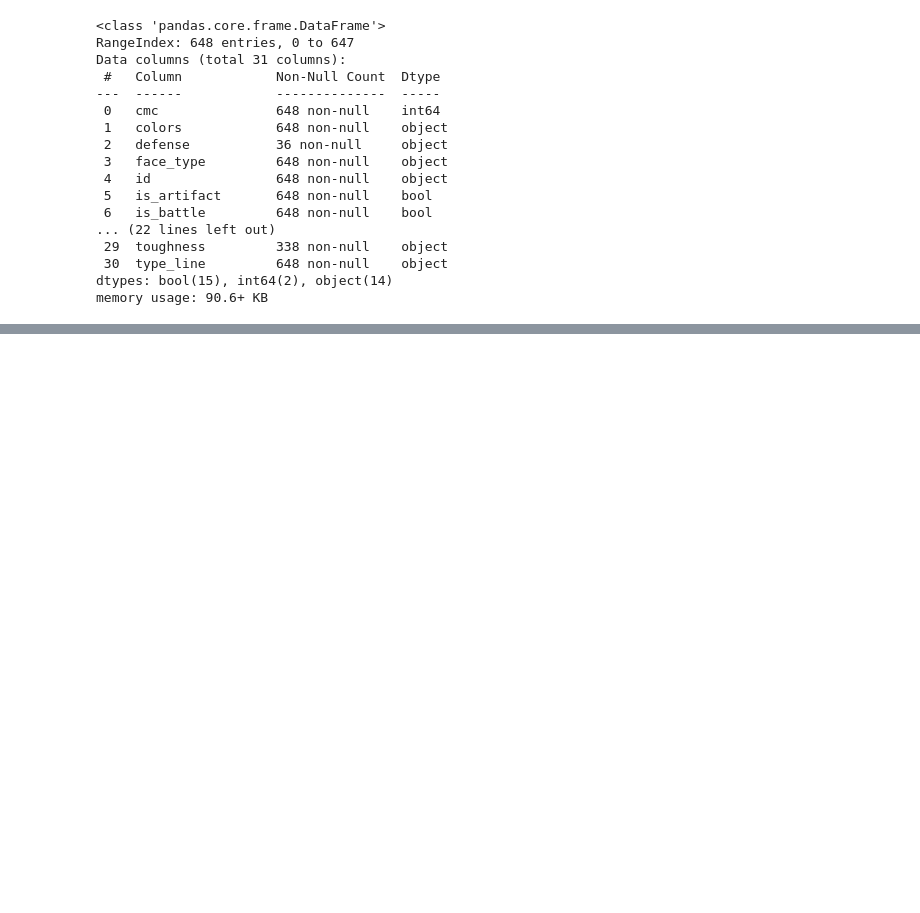
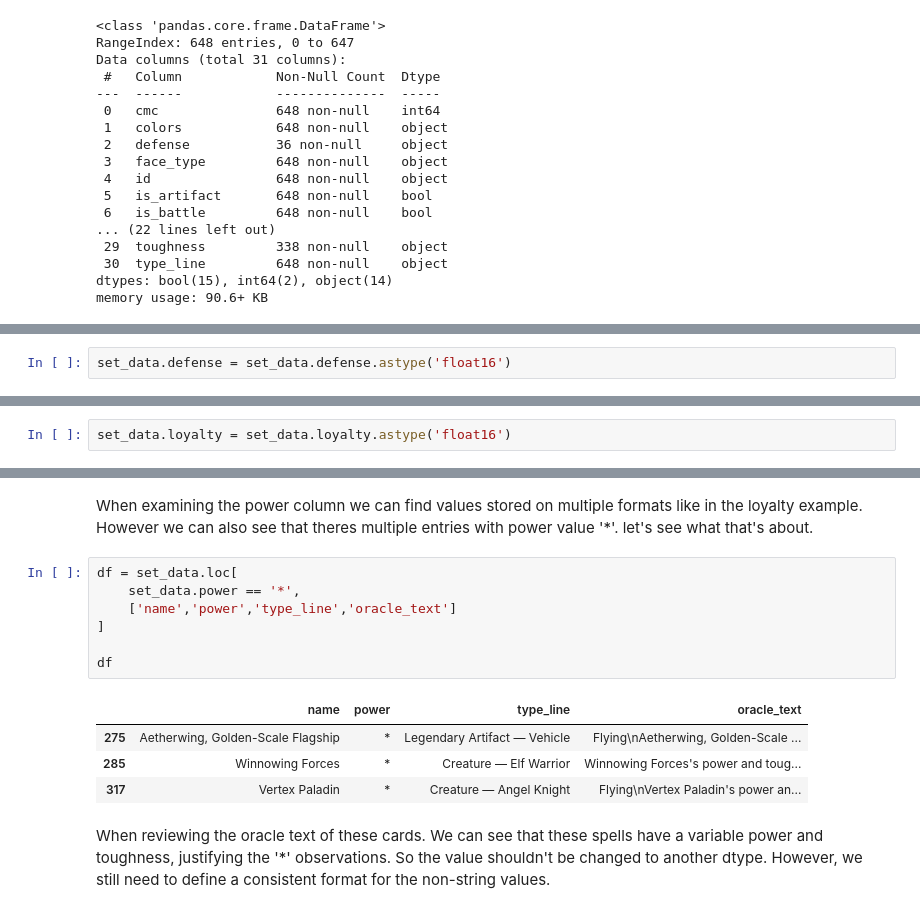
Before and after one commit to ajemmott/mtg-data-projects, a Jupyter notebook: notebooks/01-api-data-structuring.ipynb, the cells around one changed output, grey strips where cells are left out. Saved outputs shown, nothing was run; the diff lists cells and outputs as text; blank space fills up the shorter version.

```diff
--- a/notebooks/01-api-data-structuring.ipynb
+++ b/notebooks/01-api-data-structuring.ipynb
@@ -471,0 +506,2 @@ memory usage: 90.6+ KB
+# %%
+set_data.defense = set_data.defense.astype('float16')
@@ -471,0 +576,2 @@ memory usage: 90.6+ KB
+# %%
+set_data.loyalty = set_data.loyalty.astype('float16')
@@ -471,0 +631,16 @@ memory usage: 90.6+ KB
+# %% [markdown]
+When examining the power column we can find values stored on multiple formats like in the loyalty example. However we can also see that theres multiple entries with power value '*'. let's see what that's about.
+# %%
+df = set_data.loc[
+    set_data.power == '*',
+    ['name','power','type_line','oracle_text']
+]
+
+df
+# %% [output]
+|  | name | power | type_line | oracle_text |
+| 275 | Aetherwing, Golden-Scale Flagship | * | Legendary Artifact — Vehicle | Flying\nAetherwing, Golden-Scale ... |
+| 285 | Winnowing Forces | * | Creature — Elf Warrior | Winnowing Forces's power and toug... |
+| 317 | Vertex Paladin | * | Creature — Angel Knight | Flying\nVertex Paladin's power an... |
+# %% [markdown]
+When reviewing the oracle text of these cards. We can see that these spells have a variable power and toughness, justifying the '*' observations. So the value shouldn't be changed to another dtype. However, we still need to define a consistent format for the non-string values.
```
Also changed, not shown: parts of 21 cells of this notebook.
